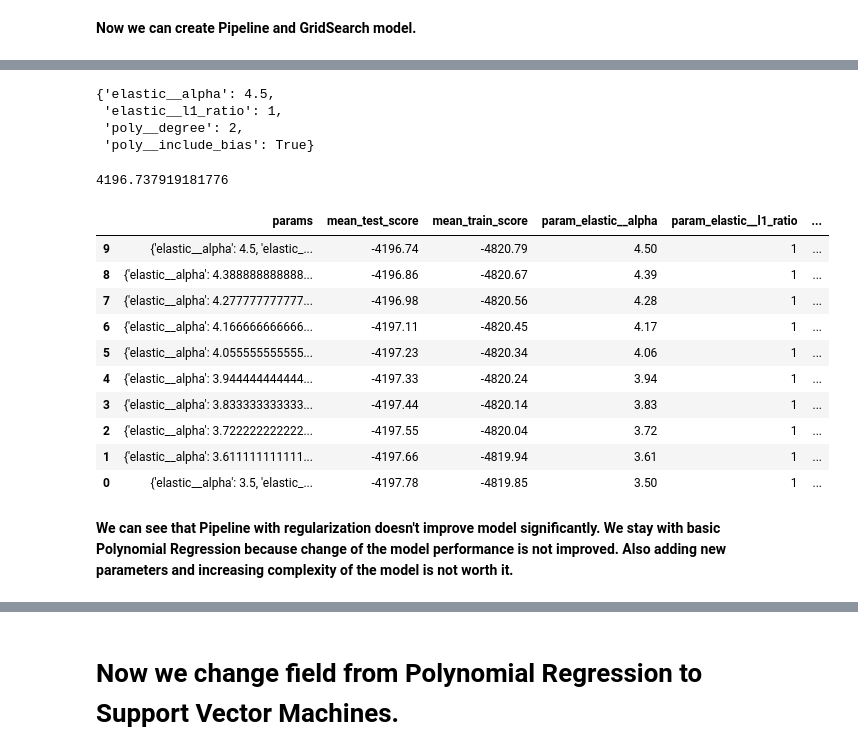
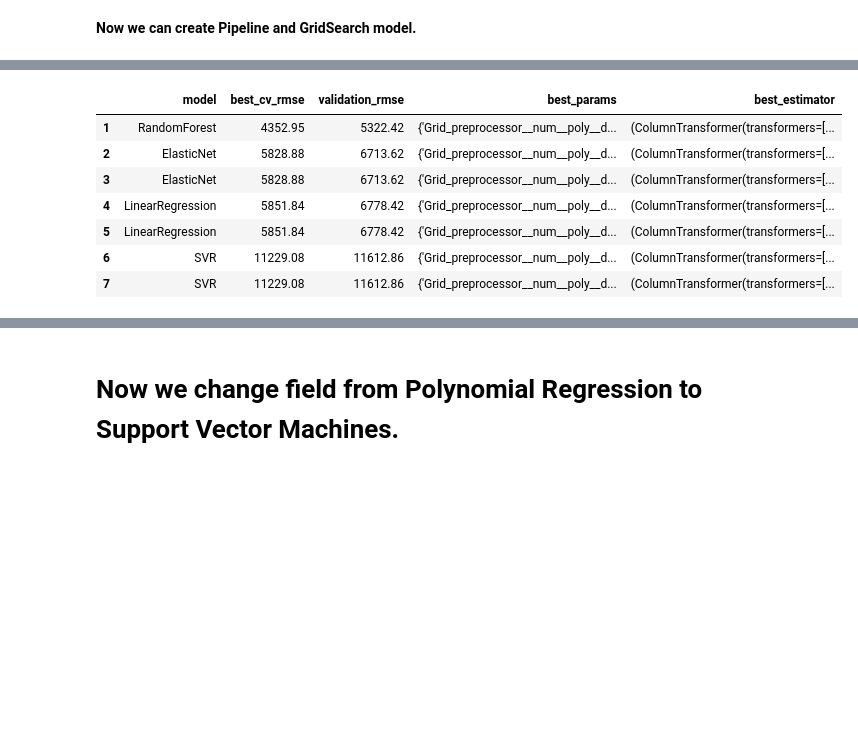
Before and after one commit to adamxszczepanski/SQL-and-ML-Projects, a Jupyter notebook: InsuranceChargesPrediction_ML/InsuranceChargePrediction_ML.ipynb, the cells around one changed output, grey strips where cells are left out. Cells and saved outputs as stored; diff of their text form; code cells hidden in the pictures; blank space fills up the shorter version.

Commit message:
New models and pipelines

```diff
--- a/InsuranceChargesPrediction_ML/InsuranceChargePrediction_ML.ipynb
+++ b/InsuranceChargesPrediction_ML/InsuranceChargePrediction_ML.ipynb
@@ -813,8 +850,34 @@ PS=PredefinedSplit(test_fold)
 # %% [markdown]
 **Now we can create Pipeline and GridSearch model.**
+# %%
+Models_results=[]
 # %%
-pipe1=Pipeline([
-    ("poly", PolynomialFeatures()),
-    ("scaler",StandardScaler()),
-    ("elastic",ElasticNet(max_iter=1000))
-     ])
+for model_name, config in models_and_params.items():
+    model_pipe=Pipeline(steps=[
+        ("Grid_preprocessor", Grid_preprocessor),
+        ("model", config["model"])
+    ])
+
+    Grid = GridSearchCV( estimator= model_pipe,
+                        param_grid=config["params"],
+                        scoring="neg_root_mean_squared_error",
+                        cv=5)
+    Grid.fit(X_train, y_train)
+
+    validation_pred=Grid.predict(X_validation)
+
+    validation_rmse=np.sqrt(mean_squared_error(y_validation, validation_pred))
+
+    Models_results.append({
+        "model":model_name,
+        "best_cv_rmse": -Grid.best_score_,
+        "validation_rmse": validation_rmse,
+        "best_params": Grid.best_params_,
+        "best_estimator":Grid.best_estimator_}
+                         )
+
+    print(f"{model_name}")
+    print("Best CV RMSE:", -Grid.best_score_)
+    print("Validation RMSE:", validation_rmse)
+    print("Best params:", Grid.best_params_)
+    print("-" * 60)
@@ -906,29 +905,14 @@ GridSearchCV(cv=PredefinedSplit(test_fold=array([-1, -1, ...,  0,  0])),
-# %%
-REGGrid2.best_params_
-# %% [output]
-{'elastic__alpha': 4.5,
- 'elastic__l1_ratio': 1,
- 'poly__degree': 2,
- 'poly__include_bias': True}
-# %%
--REGGrid2.best_score_
-# %% [output]
-4196.737919181776
-# %%
-REGresults2=pd.DataFrame(REGGrid2.cv_results_)
-REGresults2[['params','mean_test_score', 'mean_train_score', 'param_elastic__alpha', 'param_elastic__l1_ratio', 'param_poly__degree',
-       'param_poly__include_bias']].sort_values("mean_test_score", axis=0, ascending=False)
-# %% [output]
-|  | params | mean_test_score | mean_train_score | param_elastic__alpha | param_elastic__l1_ratio | ... |
-| 9 | {'elastic__alpha': 4.5, 'elastic_... | -4196.74 | -4820.79 | 4.50 | 1 | ... |
-| 8 | {'elastic__alpha': 4.388888888888... | -4196.86 | -4820.67 | 4.39 | 1 | ... |
-| 7 | {'elastic__alpha': 4.277777777777... | -4196.98 | -4820.56 | 4.28 | 1 | ... |
-| 6 | {'elastic__alpha': 4.166666666666... | -4197.11 | -4820.45 | 4.17 | 1 | ... |
-| 5 | {'elastic__alpha': 4.055555555555... | -4197.23 | -4820.34 | 4.06 | 1 | ... |
-| 4 | {'elastic__alpha': 3.944444444444... | -4197.33 | -4820.24 | 3.94 | 1 | ... |
-| 3 | {'elastic__alpha': 3.833333333333... | -4197.44 | -4820.14 | 3.83 | 1 | ... |
-| 2 | {'elastic__alpha': 3.722222222222... | -4197.55 | -4820.04 | 3.72 | 1 | ... |
-| 1 | {'elastic__alpha': 3.611111111111... | -4197.66 | -4819.94 | 3.61 | 1 | ... |
-| 0 | {'elastic__alpha': 3.5, 'elastic_... | -4197.78 | -4819.85 | 3.50 | 1 | ... |
-# %% [markdown]
-**We can see that Pipeline with regularization doesn't improve model significantly. We stay with basic Polynomial Regression because change of the model performance is not improved. Also adding new parameters and increasing complexity of the model is not worth it.**
+# %%
+results_df=pd.DataFrame(data=Models_results).sort_values("validation_rmse")
+# %%
+results_df.index = range(1, 8)
+display(results_df)
+# %% [output]
+|  | model | best_cv_rmse | validation_rmse | best_params | best_estimator |
+| 1 | RandomForest | 4352.95 | 5322.42 | {'Grid_preprocessor__num__poly__d... | (ColumnTransformer(transformers=[... |
+| 2 | ElasticNet | 5828.88 | 6713.62 | {'Grid_preprocessor__num__poly__d... | (ColumnTransformer(transformers=[... |
+| 3 | ElasticNet | 5828.88 | 6713.62 | {'Grid_preprocessor__num__poly__d... | (ColumnTransformer(transformers=[... |
+| 4 | LinearRegression | 5851.84 | 6778.42 | {'Grid_preprocessor__num__poly__d... | (ColumnTransformer(transformers=[... |
+| 5 | LinearRegression | 5851.84 | 6778.42 | {'Grid_preprocessor__num__poly__d... | (ColumnTransformer(transformers=[... |
+| 6 | SVR | 11229.08 | 11612.86 | {'Grid_preprocessor__num__poly__d... | (ColumnTransformer(transformers=[... |
+| 7 | SVR | 11229.08 | 11612.86 | {'Grid_preprocessor__num__poly__d... | (ColumnTransformer(transformers=[... |
```
Also changed, not shown: parts of 31 cells of this notebook.
